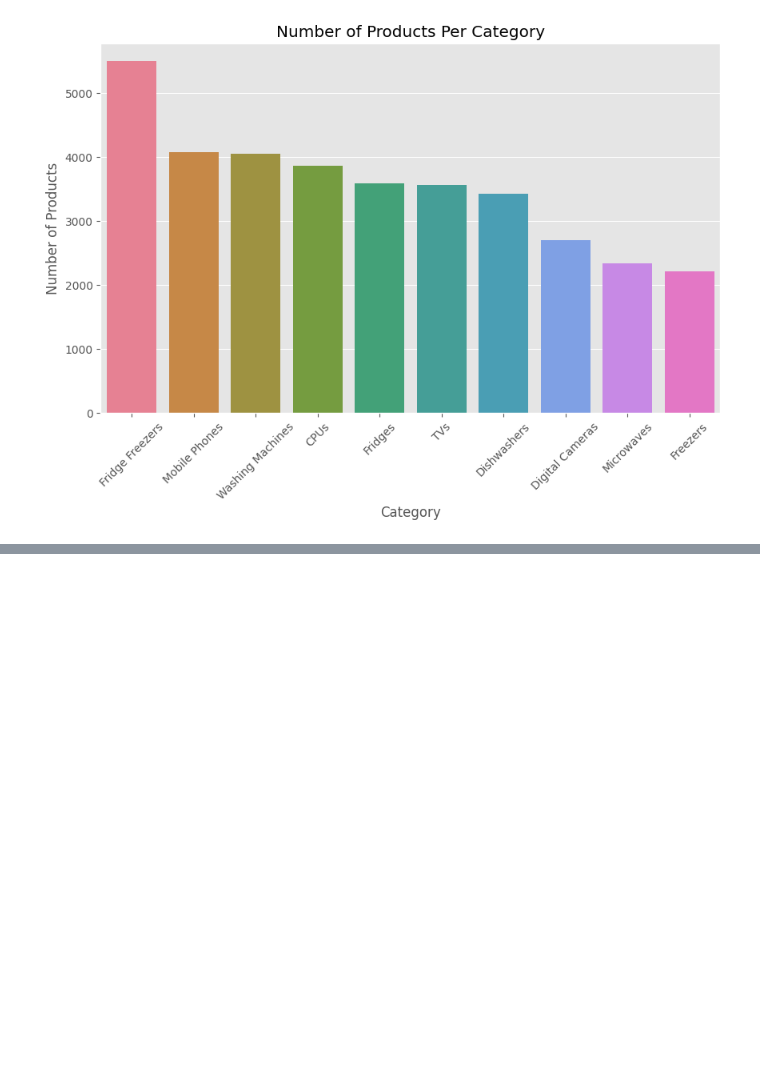
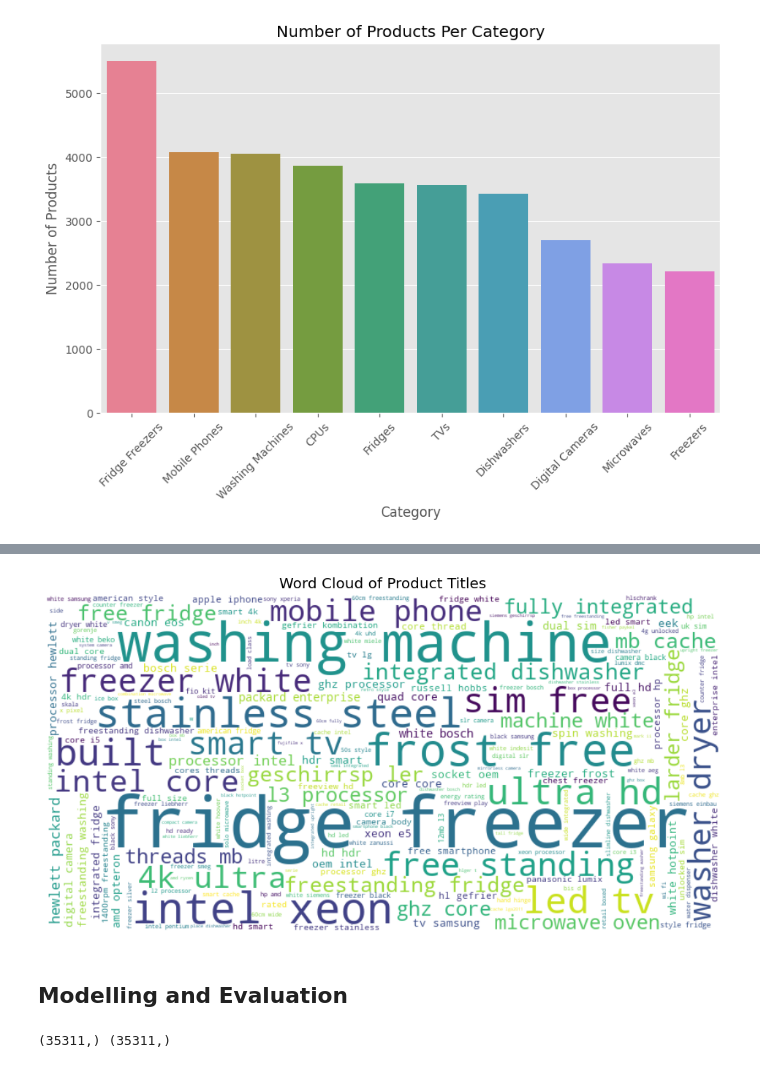
Before and after one commit to therealndagha/predictive_analytics_assignment, a Jupyter notebook: assignment.ipynb, the cells around one changed output, grey strips where cells are left out. Saved outputs shown, nothing was run; the diff lists cells and outputs as text; code cells hidden in the pictures; blank space fills up the shorter version.

```diff
--- a/assignment.ipynb
+++ b/assignment.ipynb
@@ -138,0 +196,30 @@ plt.show()
+# %%
+from wordcloud import WordCloud
+
+text = " ".join(df["Product Title"].astype(str))
+
+wordcloud = WordCloud(
+    width=800,
+    height=400,
+    background_color="white",
+    max_words=200
+).generate(text)
+
+plt.figure(figsize=(12,6))
+plt.imshow(wordcloud, interpolation="bilinear")
+plt.axis("off")
+plt.title("Word Cloud of Product Titles")
+plt.show()
+# %% [output]
+[figure, added]
+# %% [markdown]
+<h2>Modelling and Evaluation</h2>
+# %%
+#Select Features and Target
+#product title is the input
+#cluster id  is the target
+X = df["Product Title"]
+y = df["Cluster ID"]
+print(X.shape, y.shape)
+# %% [output]
+(35311,) (35311,)
```
Also changed, not shown: parts of 14 cells of this notebook, 1 other file.
